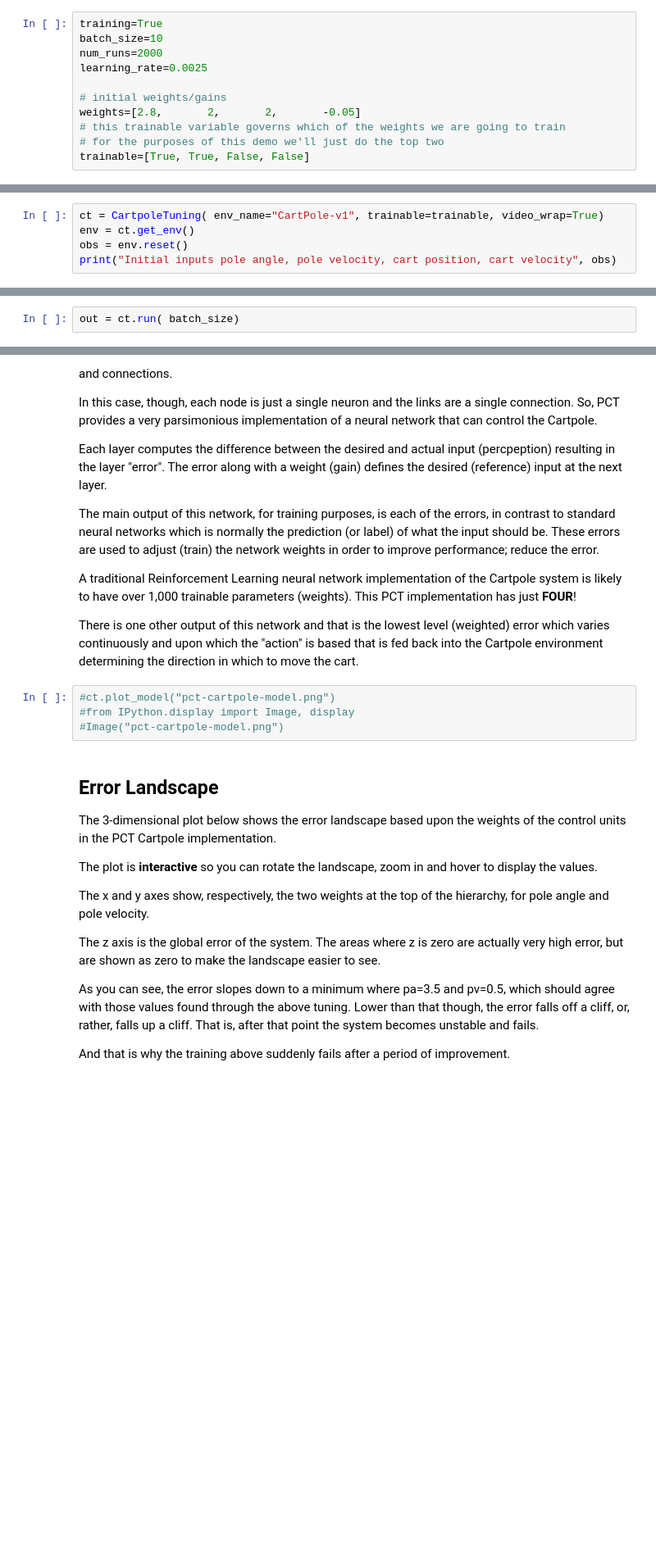
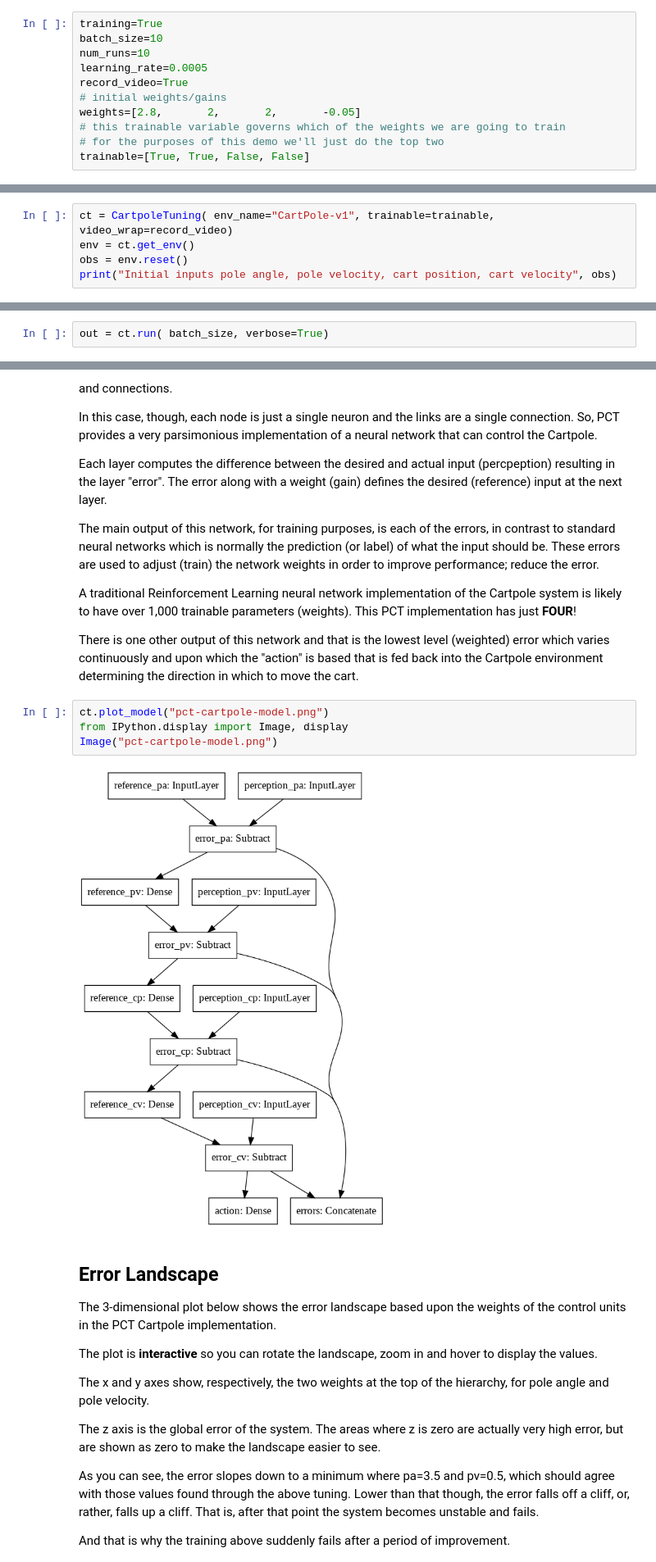
Before and after one commit to ruperty/colab, a Jupyter notebook: learning_cartpole.ipynb, the cells around one changed output, grey strips where cells are left out. Shown at 82% size. Drawn from its saved outputs; the diff is of its cells as text; blank space fills up the shorter version.

```diff
--- a/learning_cartpole.ipynb
+++ b/learning_cartpole.ipynb
@@ -43,9 +51,9 @@ A few settings.
 # %%
 training=True
 batch_size=10
-num_runs=2000
-learning_rate=0.0025
-
+num_runs=10
+learning_rate=0.0005
+record_video=True
 # initial weights/gains
 weights=[2.8,       2,       2,       -0.05]
 # this trainable variable governs which of the weights we are going to train
@@ -54,7 +62,7 @@ trainable=[True, True, False, False]
 # %% [markdown]
 Create the Cartpole hierarchy. See Advanced section for visualisation of the (Tensorflow) model.
 # %%
-ct = CartpoleTuning( env_name="CartPole-v1", trainable=trainable, video_wrap=True)
+ct = CartpoleTuning( env_name="CartPole-v1", trainable=trainable, video_wrap=record_video)
 env = ct.get_env()
 obs = env.reset()
 print("Initial inputs pole angle, pole velocity, cart position, cart velocity", obs)
@@ -69,7 +77,7 @@ ct.display_configure()
 ## Training
 That's all the set up, now run the system and see the training reorganise the weights of the Cartpole model to optimise the control.
 # %%
-out = ct.run( batch_size)
+out = ct.run( batch_size, verbose=True)
 # %% [output]
                                    Weights
 Step  Loss    pole_angle pole_velocity cart_position cart_velocity
@@ -128,9 +153,11 @@ A traditional Reinforcement Learning neural network implementation of the Cartpo
 
 There is one other output of this network and that is the lowest level (weighted) error which varies continuously and upon which the "action" is based that is fed back into the Cartpole environment determining the direction in which to move the cart.
 # %%
-#ct.plot_model("pct-cartpole-model.png")
-#from IPython.display import Image, display
-#Image("pct-cartpole-model.png")
+ct.plot_model("pct-cartpole-model.png")
+from IPython.display import Image, display
+Image("pct-cartpole-model.png")
+# %% [output]
+[figure, added]
 # %% [markdown]
 ## Error Landscape
 
```
Also changed, not shown: parts of 13 cells of this notebook, 1 other file.
